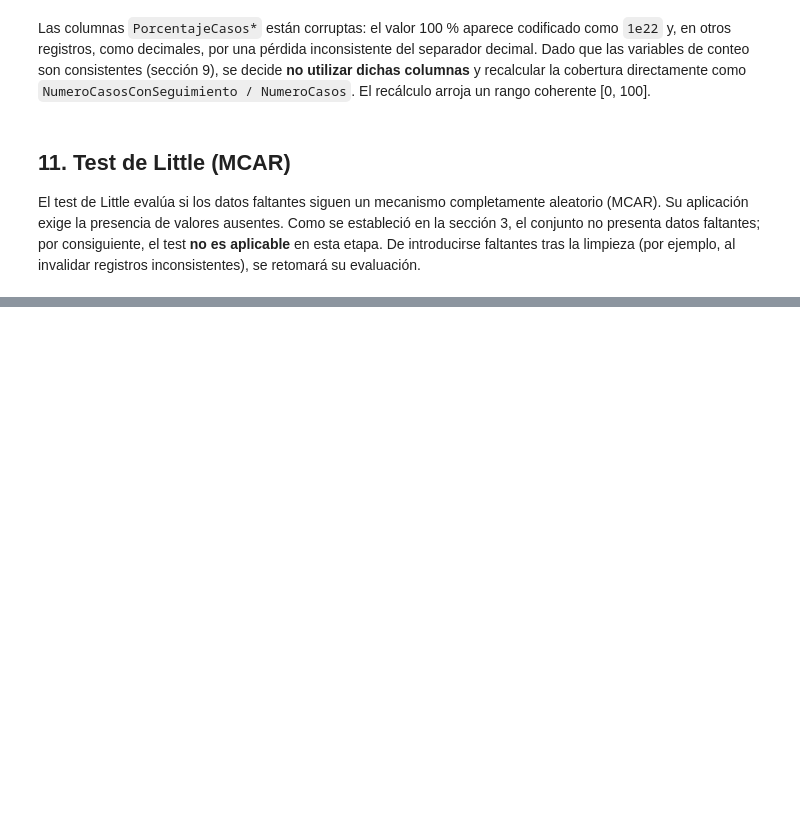
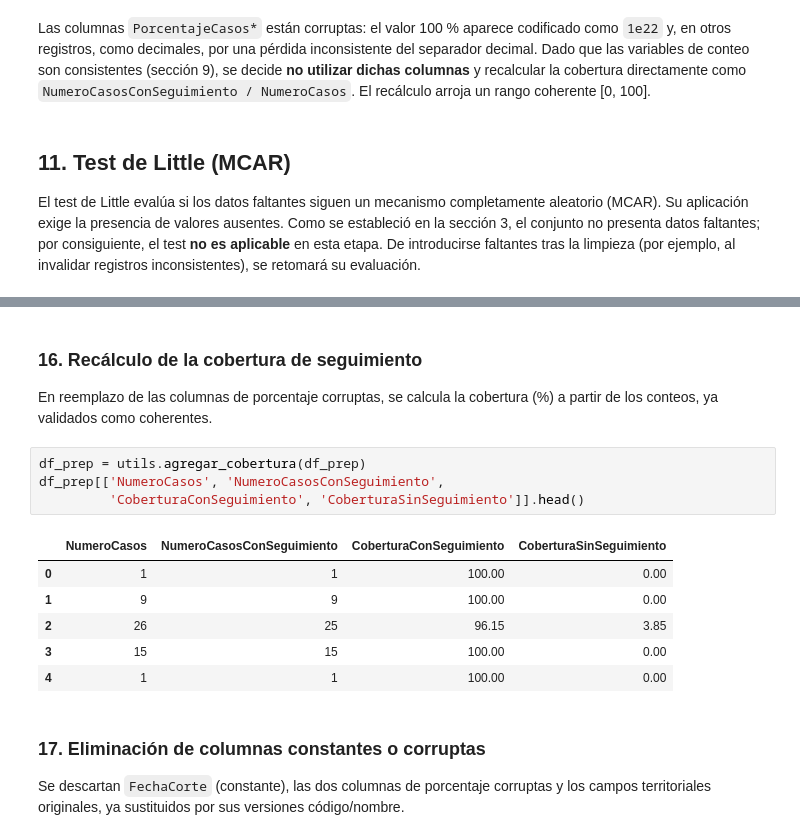
Before and after one commit to JabesMonroy/Proyecto_Esp-Fund-Datos_PRASS_Seg.COVID19, a Jupyter notebook: Proyecto_PRASS_Seguimiento_COVID19.ipynb, the cells around one changed output, grey strips where cells are left out. Saved outputs shown, nothing was run; the diff lists cells and outputs as text; blank space fills up the shorter version.

```diff
--- a/Proyecto_PRASS_Seguimiento_COVID19.ipynb
+++ b/Proyecto_PRASS_Seguimiento_COVID19.ipynb
@@ -335,0 +388,19 @@ La siguiente etapa abordará el **preprocesamiento**: tipado de fechas, separaci
+# %% [markdown]
+### 16. Recálculo de la cobertura de seguimiento
+
+En reemplazo de las columnas de porcentaje corruptas, se calcula la cobertura (%) a partir de los conteos, ya validados como coherentes.
+# %%
+df_prep = utils.agregar_cobertura(df_prep)
+df_prep[['NumeroCasos', 'NumeroCasosConSeguimiento',
+         'CoberturaConSeguimiento', 'CoberturaSinSeguimiento']].head()
+# %% [output]
+|  | NumeroCasos | NumeroCasosConSeguimiento | CoberturaConSeguimiento | CoberturaSinSeguimiento |
+| 0 | 1 | 1 | 100.00 | 0.00 |
+| 1 | 9 | 9 | 100.00 | 0.00 |
+| 2 | 26 | 25 | 96.15 | 3.85 |
+| 3 | 15 | 15 | 100.00 | 0.00 |
+| 4 | 1 | 1 | 100.00 | 0.00 |
+# %% [markdown]
+### 17. Eliminación de columnas constantes o corruptas
+
+Se descartan `FechaCorte` (constante), las dos columnas de porcentaje corruptas y los campos territoriales originales, ya sustituidos por sus versiones código/nombre.
```
Also changed, not shown: parts of 15 cells of this notebook, 2 other files.
